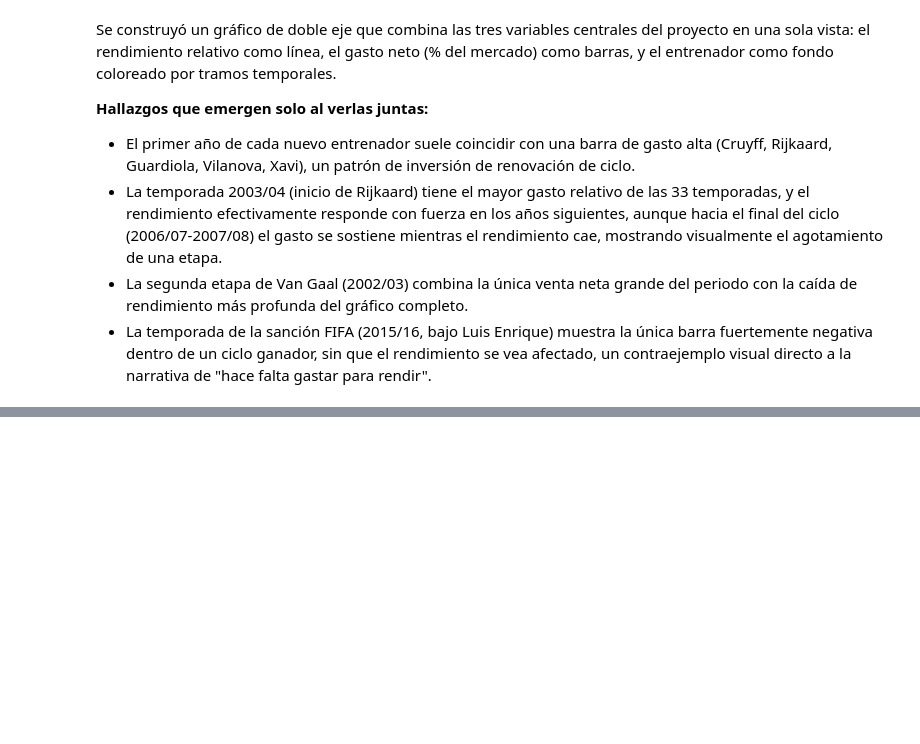
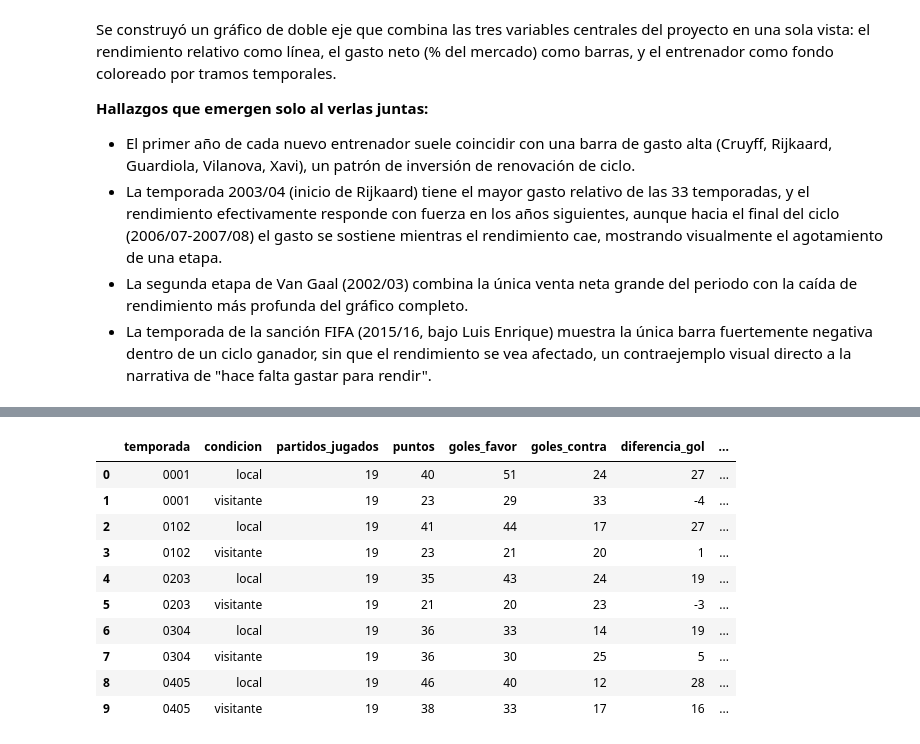
Before and after one commit to albertone448/always-barca, a Jupyter notebook: notebooks/02_analisis_rendimiento.ipynb, the cells around one changed output, grey strips where cells are left out. Cells and saved outputs as stored; diff of their text form; code cells hidden in the pictures; blank space fills up the shorter version.

```diff
--- a/notebooks/02_analisis_rendimiento.ipynb
+++ b/notebooks/02_analisis_rendimiento.ipynb
@@ -376,0 +434,38 @@ A lo largo de este notebook se definieron las métricas de rendimiento (`rendimi
+# %%
+partidos = pd.read_csv('../data/processed/partidos_barca_completo.csv', dtype={'temporada': str})
+
+partidos['condicion'] = partidos['HomeTeam'].apply(lambda x: 'local' if x == 'Barcelona' else 'visitante')
+partidos['puntos_por_victoria'] = partidos['temporada'].apply(lambda t: 2 if t in ['9394', '9495'] else 3)
+
+partidos['resultado'] = 'empate'
+partidos.loc[partidos['goles_barca'] > partidos['goles_rival'], 'resultado'] = 'victoria'
+partidos.loc[partidos['goles_barca'] < partidos['goles_rival'], 'resultado'] = 'derrota'
+
+partidos['puntos'] = partidos.apply(
+    lambda row: row['puntos_por_victoria'] if row['resultado'] == 'victoria' else (1 if row['resultado'] == 'empate' else 0),
+    axis=1
+)
+# %%
+rendimiento_condicion = partidos.groupby(['temporada', 'condicion']).agg(
+    partidos_jugados=('resultado', 'count'),
+    puntos=('puntos', 'sum'),
+    goles_favor=('goles_barca', 'sum'),
+    goles_contra=('goles_rival', 'sum')
+).reset_index()
+
+rendimiento_condicion['diferencia_gol'] = rendimiento_condicion['goles_favor'] - rendimiento_condicion['goles_contra']
+rendimiento_condicion['puntos_por_partido'] = rendimiento_condicion['puntos'] / rendimiento_condicion['partidos_jugados']
+
+rendimiento_condicion.head(10)
+# %% [output]
+|  | temporada | condicion | partidos_jugados | puntos | goles_favor | goles_contra | diferencia_gol | ... |
+| 0 | 0001 | local | 19 | 40 | 51 | 24 | 27 | ... |
+| 1 | 0001 | visitante | 19 | 23 | 29 | 33 | -4 | ... |
+| 2 | 0102 | local | 19 | 41 | 44 | 17 | 27 | ... |
+| 3 | 0102 | visitante | 19 | 23 | 21 | 20 | 1 | ... |
+| 4 | 0203 | local | 19 | 35 | 43 | 24 | 19 | ... |
+| 5 | 0203 | visitante | 19 | 21 | 20 | 23 | -3 | ... |
+| 6 | 0304 | local | 19 | 36 | 33 | 14 | 19 | ... |
+| 7 | 0304 | visitante | 19 | 36 | 30 | 25 | 5 | ... |
+| 8 | 0405 | local | 19 | 46 | 40 | 12 | 28 | ... |
+| 9 | 0405 | visitante | 19 | 38 | 33 | 17 | 16 | ... |
```
Also changed, not shown: parts of 15 cells of this notebook, 5 other files.
